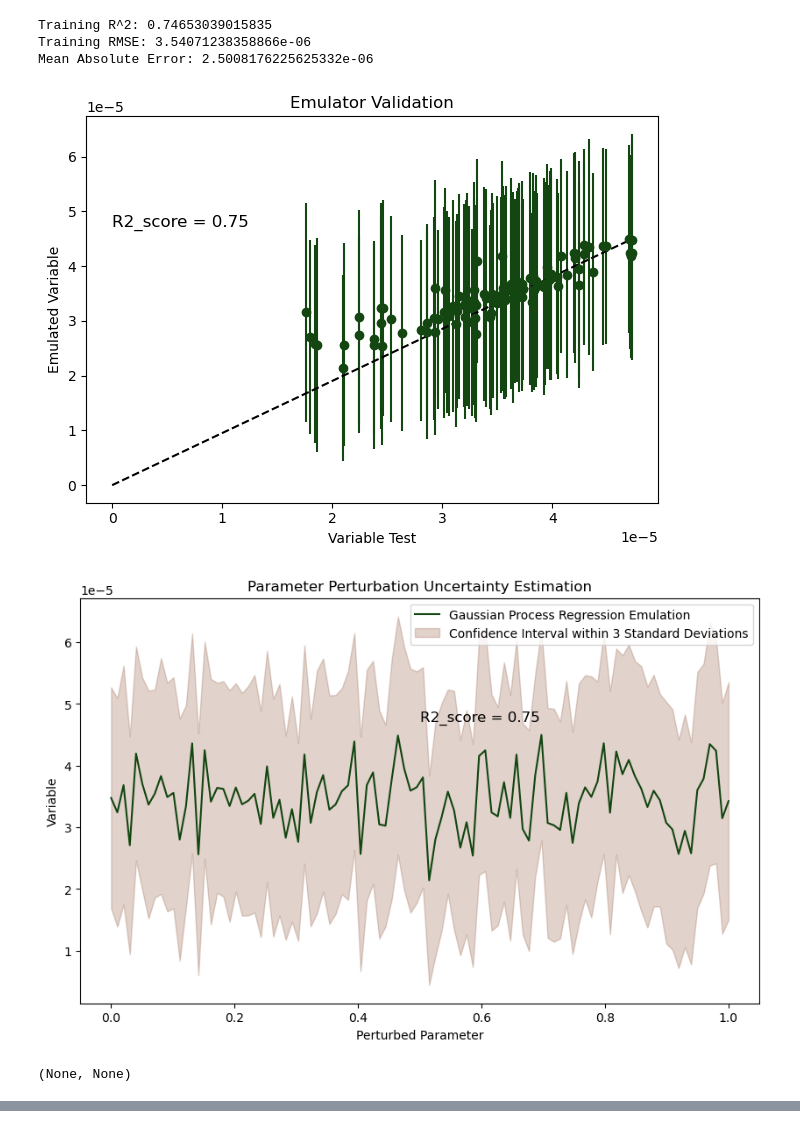
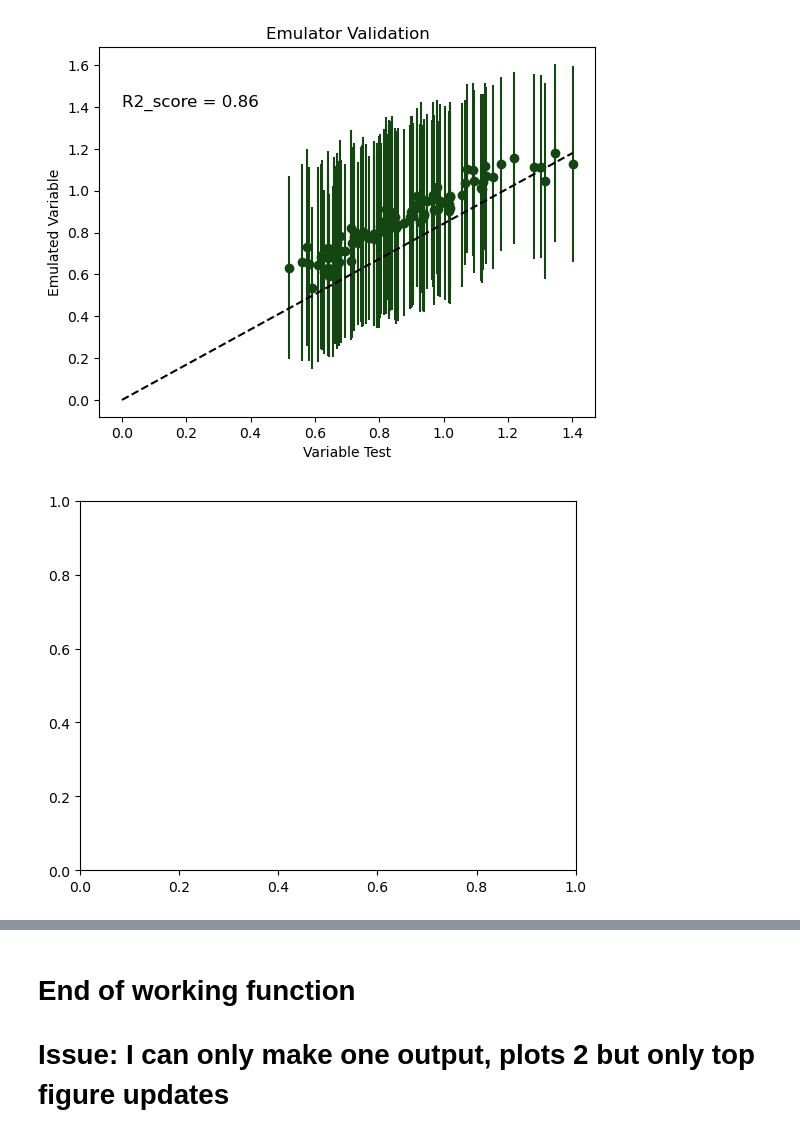
Before and after one commit to GaiaFuture/Prototype, a Jupyter notebook: main_function.ipynb, the cells around one changed output, grey strips where cells are left out. Saved outputs shown, nothing was run; the diff lists cells and outputs as text; code cells hidden in the pictures.

```diff
--- a/main_function.ipynb
+++ b/main_function.ipynb
@@ -62,11 +66,7 @@ def dashboard_wrangling(param, var):
 
     return Plot1, Plot2
 # %%
-dashboard_wrangling('leafcn', 'GPP')
+dashboard_wrangling('leafcn', 'LNC');
 # %% [output]
-Training R^2: 0.74653039015835
-Training RMSE: 3.54071238358866e-06
-Mean Absolute Error: 2.5008176225625332e-06
-[figure, old version]
+[figure, new version]
-[figure, old version]
+[figure, new version]
-(None, None)
@@ -72,0 +74,4 @@ Mean Absolute Error: 2.5008176225625332e-06
+# %% [markdown]
+# End of working function
+
+# Issue: I can only make one output, plots 2 but only top figure updates
```
Also changed, not shown: parts of 10 cells of this notebook, 1 other file.
